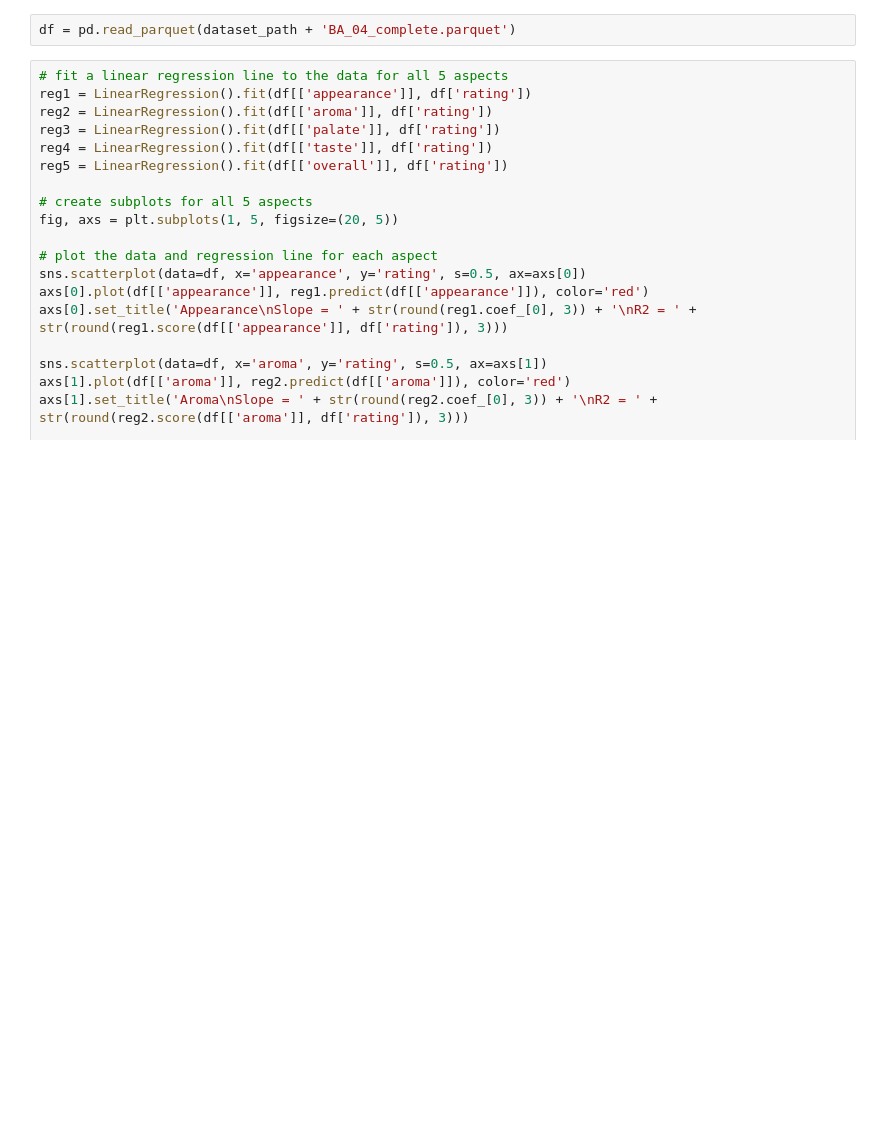
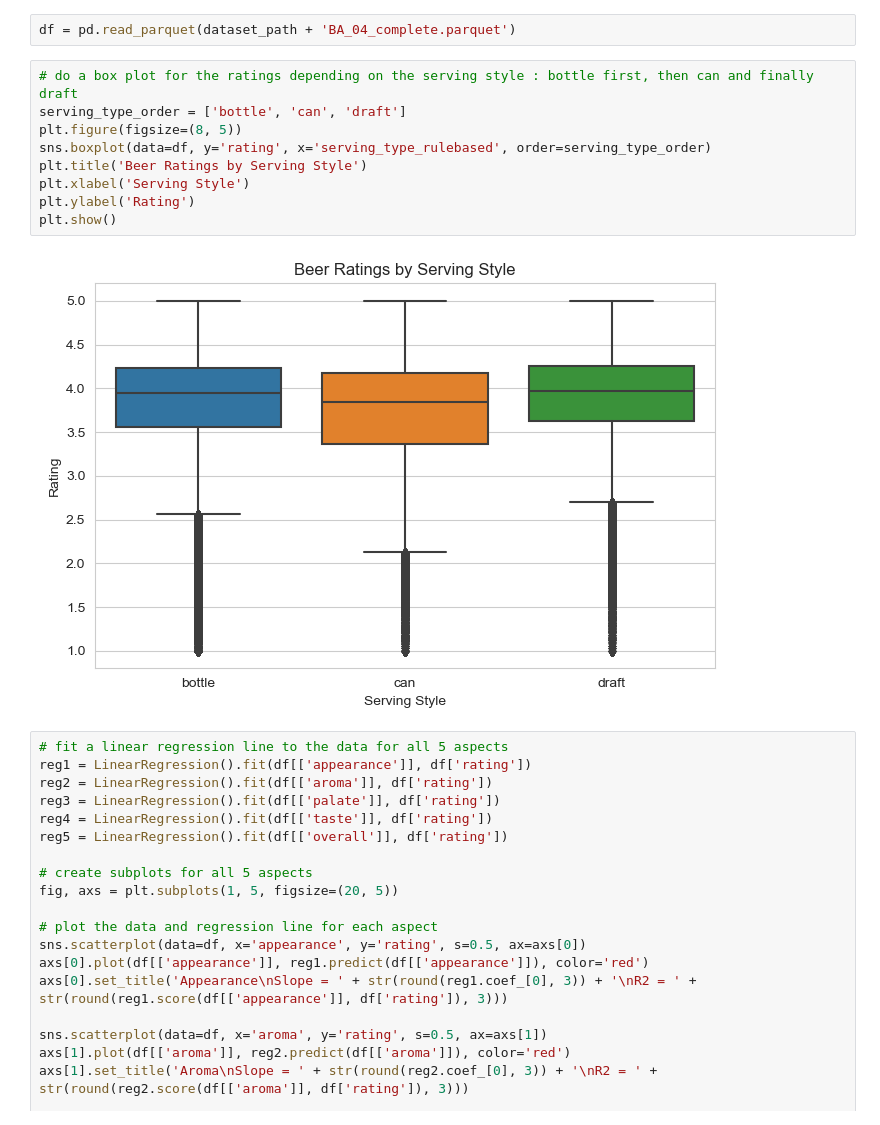
Before and after one commit to epfl-ada/ada-2023-project-beeradaventure46, a Jupyter notebook: Milestone_2_vic.ipynb, the cells around one changed output. Saved outputs shown, nothing was run; the diff lists cells and outputs as text; blank space fills up the shorter version.

Commit message:
added boxplot

```diff
--- a/Milestone_2_vic.ipynb
+++ b/Milestone_2_vic.ipynb
@@ -21,6 +22,17 @@ plt.show()
 > First draft analysis to look which aspect has more impact on the rating. We will continue this analysis in P3.
 # %%
 df = pd.read_parquet(dataset_path + 'BA_04_complete.parquet')
+# %%
+# do a box plot for the ratings depending on the serving style : bottle first, then can and finally draft
+serving_type_order = ['bottle', 'can', 'draft']
+plt.figure(figsize=(8, 5))
+sns.boxplot(data=df, y='rating', x='serving_type_rulebased', order=serving_type_order)
+plt.title('Beer Ratings by Serving Style')
+plt.xlabel('Serving Style')
+plt.ylabel('Rating')
+plt.show()
+# %% [output]
+[figure, added]
 # %%
 # fit a linear regression line to the data for all 5 aspects
 reg1 = LinearRegression().fit(df[['appearance']], df['rating'])
```
Also changed, not shown: parts of 1 cell of this notebook.
